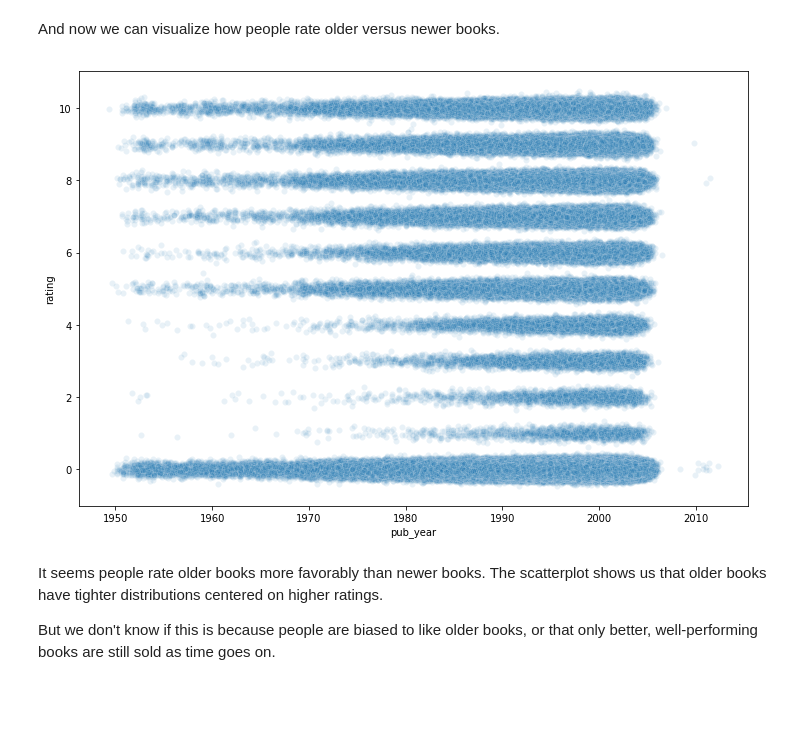
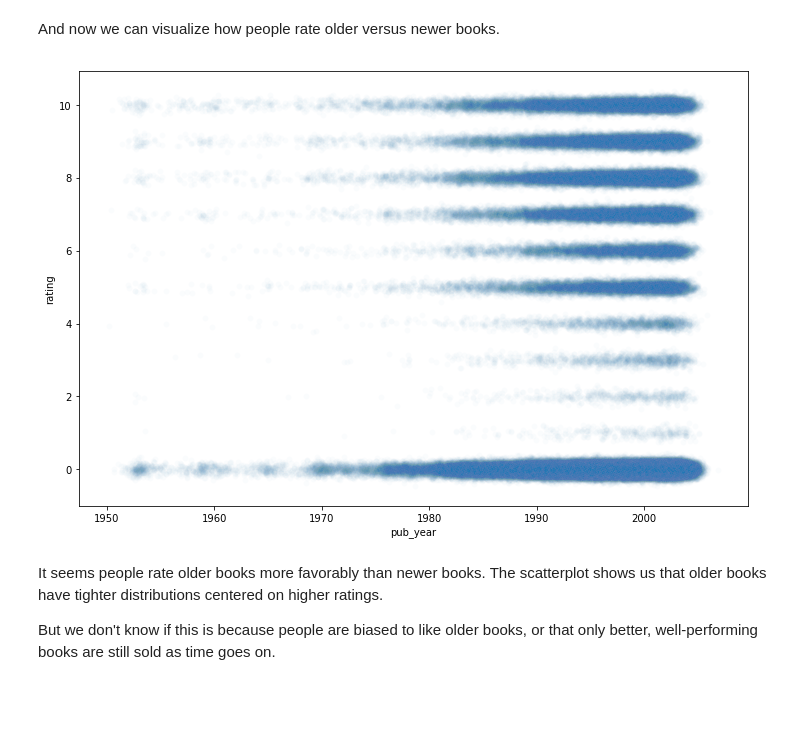
Before and after one commit to ohjho/recommendation_system, a Jupyter notebook: EDA_presentation.ipynb, the cells around one changed output. Drawn from its saved outputs; the diff is of its cells as text; code cells hidden in the pictures.

```diff
--- a/EDA_presentation.ipynb
+++ b/EDA_presentation.ipynb
@@ -99,7 +99,7 @@ Our cleaning script will automatically import and clean the data.
 The script outputs three dataframes, which needs to be stored as variables (df_books, df_users, df_ratings):
 # %%
 df_books, df_users, df_ratings = get_clean_data()
-df_merged = get_merged_data_frame()
+df_merged = get_merged_data_frame(10, 10)
 # %% [output]
 b'Skipping line 6452: expected 8 fields, saw 9\nSkipping line 43667: expected 8 fields, saw 10\nSkipping line 51751: expected 8 fields, saw 9\n'
 b'Skipping line 92038: expected 8 fields, saw 9\nSkipping line 104319: expected 8 fields, saw 9\nSkipping line 121768: expected 8 fields, saw 9\n'
@@ -658,16 +692,16 @@ And now we can visualize how people rate older versus newer books.
 # %%
 def rand_jitter(arr):
     stdev = .01*(max(arr)-min(arr))
     return arr + np.random.randn(len(arr)) * stdev
 
 tmp = df_merged[['pub_year', 'rating']]
 tmp = tmp[tmp.pub_year > 1950]
 
 plt.subplots(figsize=(12,8))
-sns.scatterplot(rand_jitter(tmp.pub_year), rand_jitter(tmp.rating), alpha=0.1)
+sns.scatterplot(rand_jitter(tmp.pub_year), rand_jitter(tmp.rating), alpha=0.02)
 plt.show()
 # %% [output]
-[figure, old version]
+[figure, new version]
 # %% [markdown]
 It seems people rate older books more favorably than newer books. The scatterplot shows us that older books have tighter distributions centered on higher ratings.
 
```
Also changed, not shown: parts of 5 cells of this notebook.
